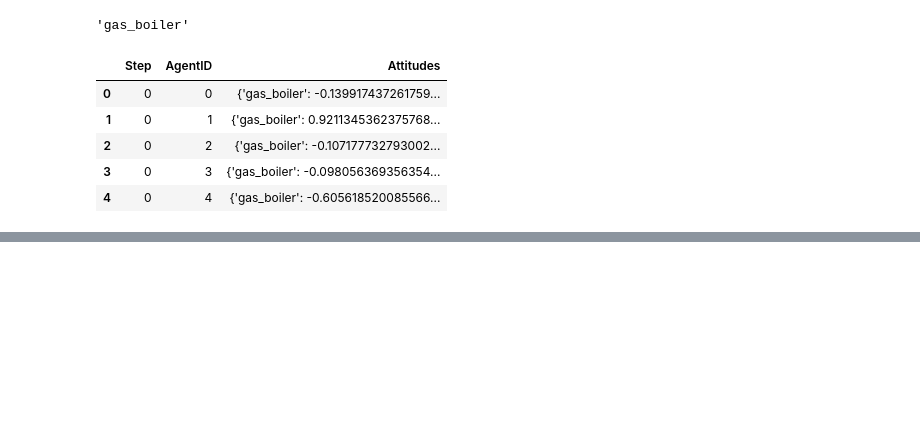
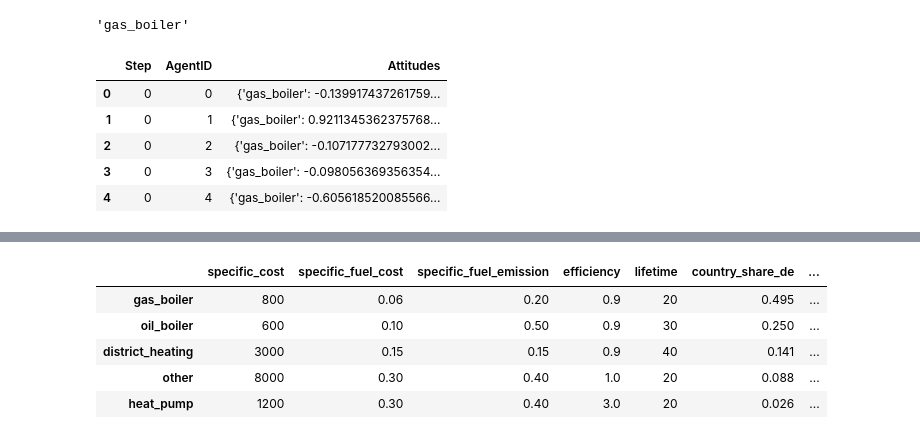
Before and after one commit to david-huck/abetam, a Jupyter notebook: sandbox.ipynb, the cells around one changed output, grey strips where cells are left out. Cells and saved outputs as stored; diff of their text form; code cells hidden in the pictures; blank space fills up the shorter version.

```diff
--- a/sandbox.ipynb
+++ b/sandbox.ipynb
@@ -165,0 +185,27 @@ px.line(df.query("AgentID in @ids"), x="Step",y="Attitudes",color="tech", line_d
+# %%
+# assuming a discount rate
+discount_rate = 0.07
+
+heating_techs_df["annuity_factor"] =  discount_rate/(1-(1+discount_rate)**-heating_techs_df["lifetime"])
+heating_techs_df["annuity"] = heating_techs_df["annuity_factor"] * heating_techs_df["specific_cost"]
+
+demand = 20000 # kWh
+# assuming peak demand to be a certain fraction # TODO needs improvement
+peak_demand = demand/1.5e3
+
+# total costs:
+heating_techs_df["invest_cost[EUR/a]"] = peak_demand * heating_techs_df["annuity"]
+heating_techs_df["fom_cost[EUR/a]"] = heating_techs_df["invest_cost[EUR/a]"] * 0.02
+heating_techs_df["vom_cost[EUR/a]"] = demand / heating_techs_df["efficiency"] * heating_techs_df["specific_fuel_cost"]
+
+heating_techs_df["emissions[kg_CO2/a]"] = demand / heating_techs_df["efficiency"] * heating_techs_df["specific_fuel_emission"]
+
+heating_techs_df["total_cost[EUR/a]"] = heating_techs_df[["invest_cost[EUR/a]","fom_cost[EUR/a]","vom_cost[EUR/a]"]].sum(axis=1)
+heating_techs_df
+# %% [output]
+|  | specific_cost | specific_fuel_cost | specific_fuel_emission | efficiency | lifetime | country_share_de | ... |
+| gas_boiler | 800 | 0.06 | 0.20 | 0.9 | 20 | 0.495 | ... |
+| oil_boiler | 600 | 0.10 | 0.50 | 0.9 | 30 | 0.250 | ... |
+| district_heating | 3000 | 0.15 | 0.15 | 0.9 | 40 | 0.141 | ... |
+| other | 8000 | 0.30 | 0.40 | 1.0 | 20 | 0.088 | ... |
+| heat_pump | 1200 | 0.30 | 0.40 | 3.0 | 20 | 0.026 | ... |
```
Also changed, not shown: parts of 3 cells of this notebook, 5 other files.
